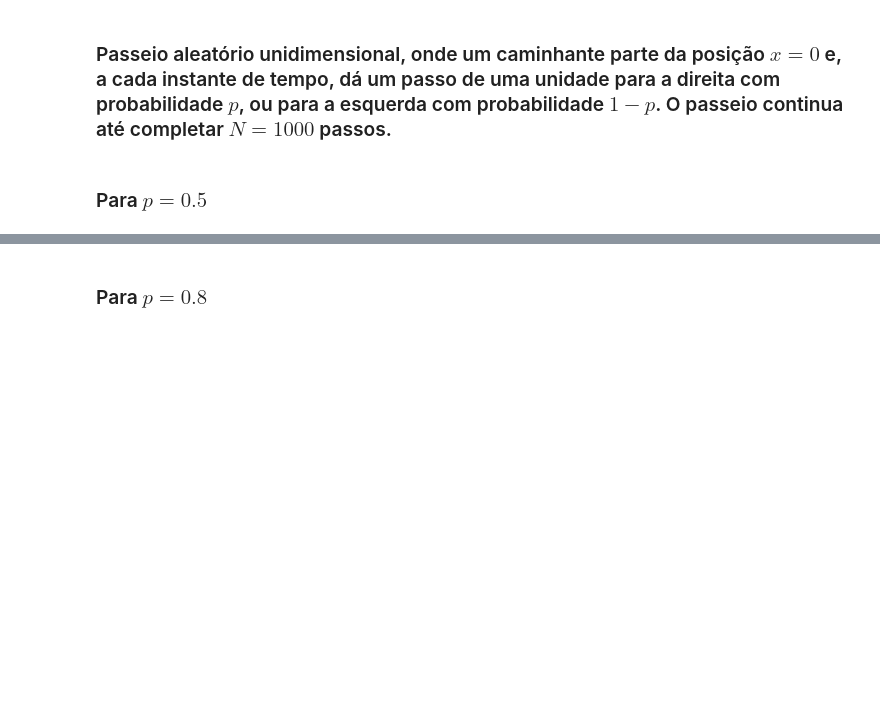
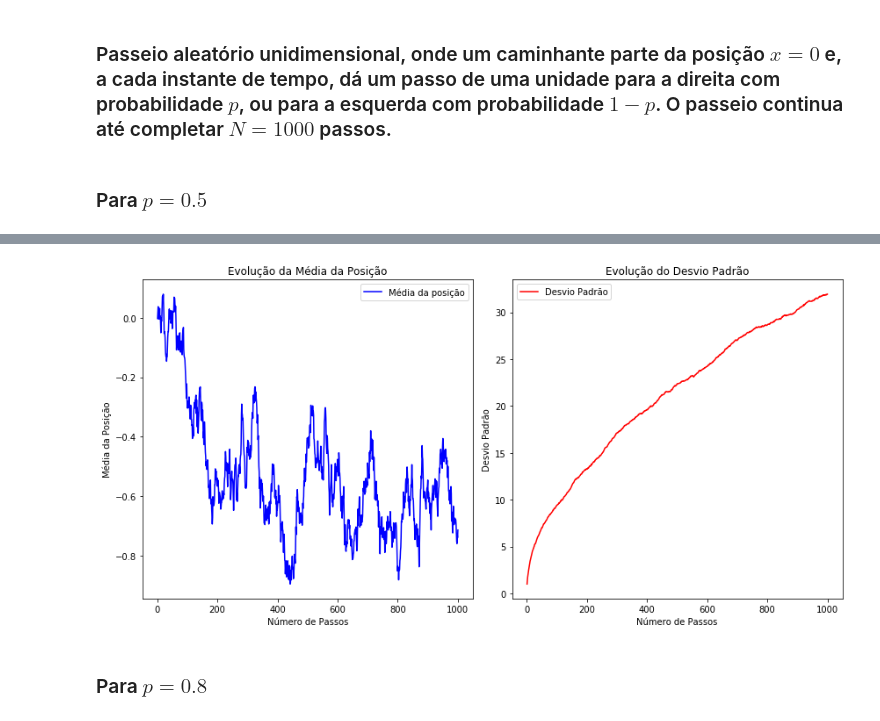
Before and after one commit to FelipeOliveiraFerreira/FIS-COMP, a Jupyter notebook: Tarefa-4/T4.ipynb, the cells around one changed output, grey strips where cells are left out. Saved outputs shown, nothing was run; the diff lists cells and outputs as text; code cells hidden in the pictures; blank space fills up the shorter version.

```diff
--- a/Tarefa-4/T4.ipynb
+++ b/Tarefa-4/T4.ipynb
@@ -53,3 +54,75 @@ plot_random_walk(N, p)
+# %%
+def random_walk(N, p, num_simulacoes=100):
+    """
+    Simula múltiplos passeios aleatórios unidimensionais.
+
+    Parâmetros:
+    N: Número total de passos do passeio.
+    p: Probabilidade de dar um passo para a direita (1-p para a esquerda).
+    num_simulacoes: Número de caminhantes para calcular estatísticas.
+
+    Retorna:
+    np.ndarray: Matriz com posições dos caminhantes a cada passo.
+    """
+    rng = np.random.default_rng()
+    passos = rng.choice([-1, 1], size=(num_simulacoes, N), p=[1-p, p])
+    posicoes = np.cumsum(passos, axis=1)
+    return posicoes
+
+def calcular_estatisticas(N, p, num_simulacoes=100):
+    """
+    Calcula a média e o desvio padrão da posição dos caminhantes.
+
+    Parâmetros:
+    N: Número total de passos.
+    p: Probabilidade de dar um passo para a direita.
+    num_simulacoes: Número de caminhantes simulados.
+
+    Retorna:
+    tuple: Arrays da média e do desvio padrão ao longo dos passos.
+    """
+    posicoes = random_walk(N, p, num_simulacoes)
+    media = np.mean(posicoes, axis=0)
+    desvio_padrao = np.std(posicoes, axis=0)
+    return media, desvio_padrao
+
+def plot_estatisticas(N, p, num_simulacoes=100):
+    """
+    Plota a média e o desvio padrão da posição dos caminhantes.
+    """
+    media, desvio_padrao = calcular_estatisticas(N, p, num_simulacoes)
+    passos = np.arange(1, N+1)
+
+    plt.figure(figsize=(12, 6))
+
+    # Gráfico da média
+    plt.subplot(1, 2, 1)
+    plt.plot(passos, media, color='blue', label='Média da posição')
+    plt.xlabel('Número de Passos')
+    plt.ylabel('Média da Posição')
+    plt.title('Evolução da Média da Posição')
+    plt.legend()
+
+    # Gráfico do desvio padrão
+    plt.subplot(1, 2, 2)
+    plt.plot(passos, desvio_padrao, color='red', label='Desvio Padrão')
+    plt.xlabel('Número de Passos')
+    plt.ylabel('Desvio Padrão')
+    plt.title('Evolução do Desvio Padrão')
+    plt.legend()
+
+    plt.tight_layout()
+    plt.show()
+
+# Parâmetros
+total_passos = 1000
+p = 0.5
+simulacoes = 1000
+
+# Executar e plotar
+plot_estatisticas(total_passos, p, simulacoes)
+# %% [output]
+[figure, added]
 # %% [markdown]
 ### Para $p=0.8$
 # %%
```
Also changed, not shown: parts of 2 cells of this notebook.
